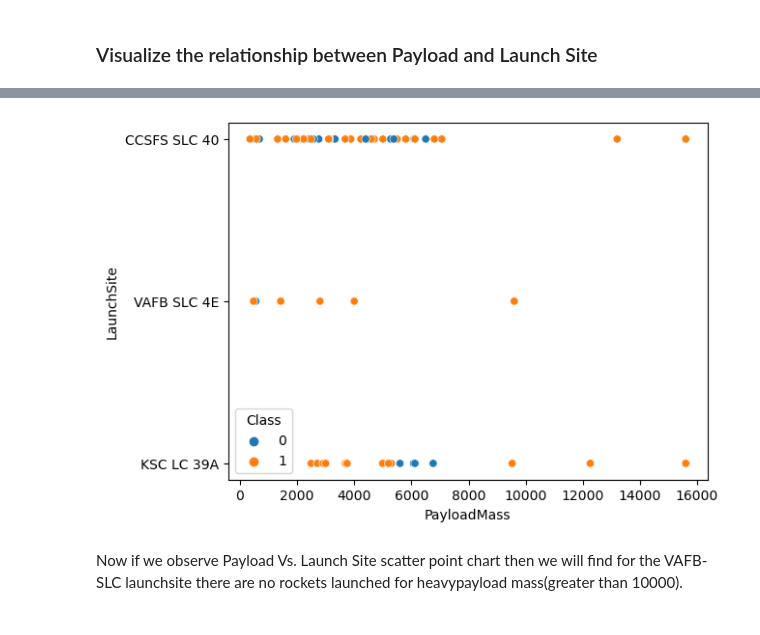
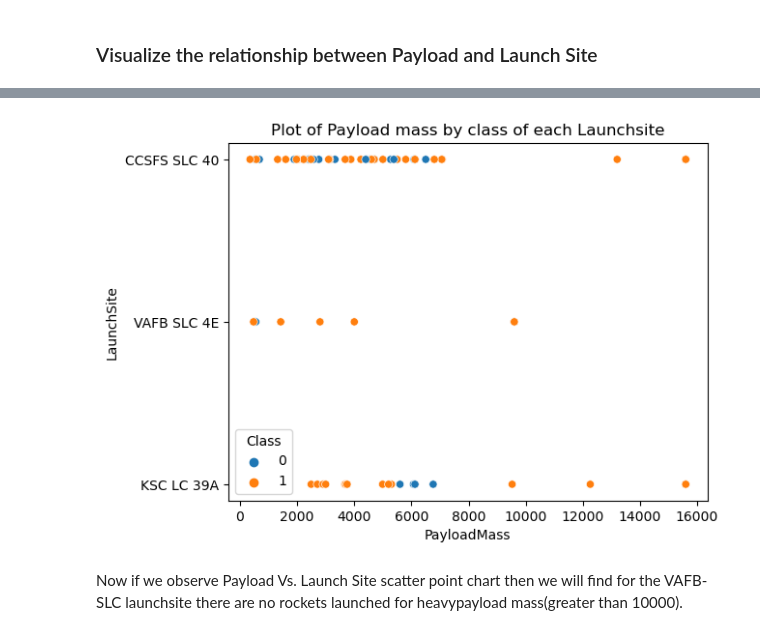
Before and after one commit to SharmisthaKundu98/Data_Science_portfolio, a Jupyter notebook: Spacex_project/eda_with_visualization.ipynb, the cells around one changed output, grey strips where cells are left out. Cells and saved outputs as stored; diff of their text form; code cells hidden in the pictures.

```diff
--- a/Spacex_project/eda_with_visualization.ipynb
+++ b/Spacex_project/eda_with_visualization.ipynb
@@ -80,10 +86,11 @@ plt.show()
 # %%
 sns.scatterplot(x = 'PayloadMass', y = 'LaunchSite',data = df,hue = 'Class')
 plt.xlabel('PayloadMass')
 plt.ylabel('LaunchSite')
+plt.title("Plot of Payload mass by class of each Launchsite")
 plt.show()
 # %% [output]
-[figure, old version]
+[figure, new version]
 # %% [markdown]
 Now if we observe Payload Vs. Launch Site scatter point chart then we will find for the VAFB-SLC launchsite there are no rockets  launched for heavypayload mass(greater than 10000).
 # %% [markdown]
```
Also changed, not shown: parts of 15 cells of this notebook, 1 other file.
